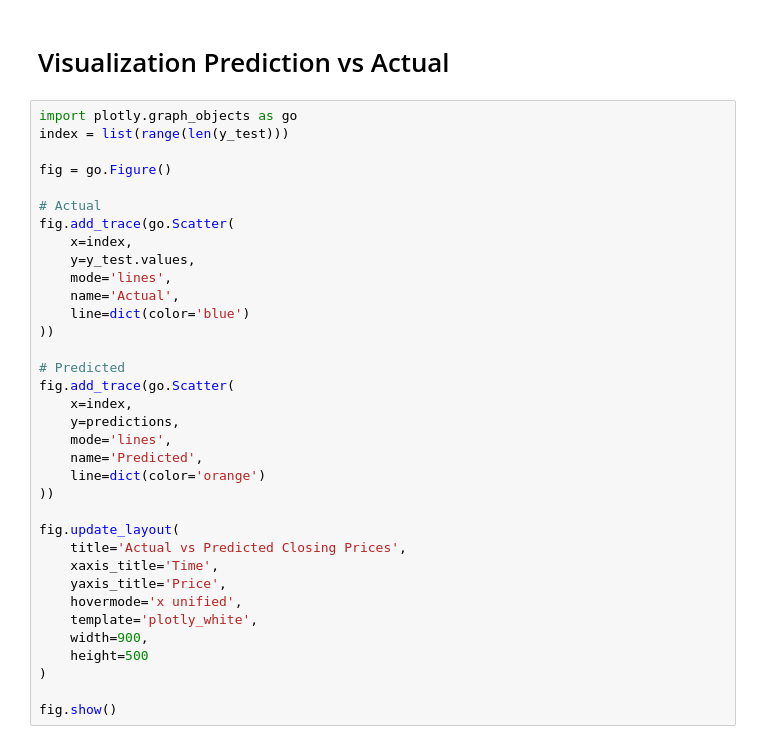
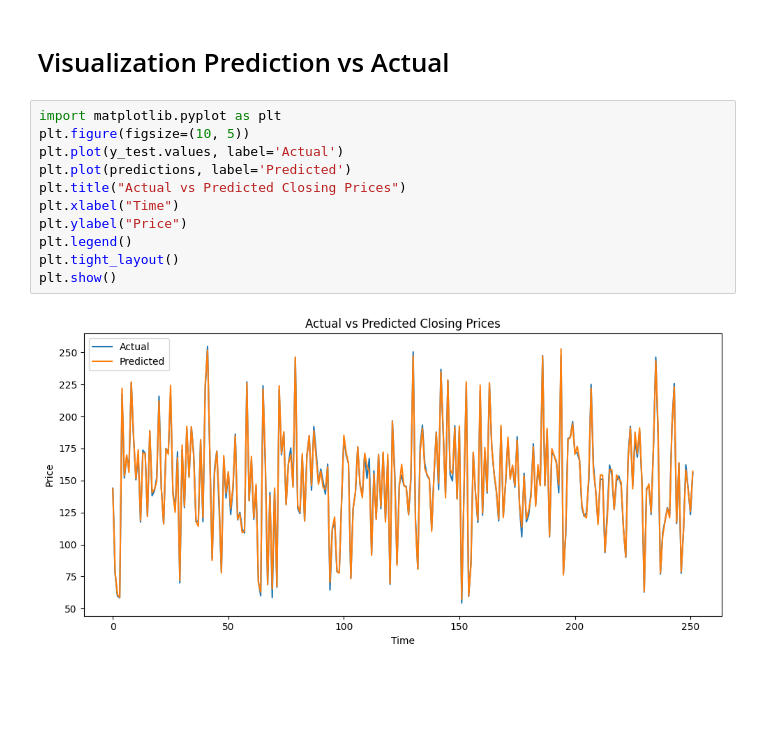
Before and after one commit to abubakar786565/Predict-Future-Stock-Prices, a Jupyter notebook: main.ipynb, the cells around one changed output. Cells and saved outputs as stored; diff of their text form; blank space fills up the shorter version.

```diff
--- a/main.ipynb
+++ b/main.ipynb
@@ -103,37 +101,15 @@ MAE: 2.03
 # %% [markdown]
 # Visualization Prediction vs Actual
 # %%
-import plotly.graph_objects as go
-index = list(range(len(y_test)))
-
-fig = go.Figure()
-
-# Actual
-fig.add_trace(go.Scatter(
-    x=index,
-    y=y_test.values,
-    mode='lines',
-    name='Actual',
-    line=dict(color='blue')
-))
-
-# Predicted
-fig.add_trace(go.Scatter(
-    x=index,
-    y=predictions,
-    mode='lines',
-    name='Predicted',
-    line=dict(color='orange')
-))
-
-fig.update_layout(
-    title='Actual vs Predicted Closing Prices',
-    xaxis_title='Time',
-    yaxis_title='Price',
-    hovermode='x unified',
-    template='plotly_white',
-    width=900,
-    height=500
-)
-
-fig.show()
+import matplotlib.pyplot as plt
+plt.figure(figsize=(10, 5))
+plt.plot(y_test.values, label='Actual')
+plt.plot(predictions, label='Predicted')
+plt.title("Actual vs Predicted Closing Prices")
+plt.xlabel("Time")
+plt.ylabel("Price")
+plt.legend()
+plt.tight_layout()
+plt.show()
+# %% [output]
+[figure, added]
```
Also changed, not shown: parts of 1 cell of this notebook.
